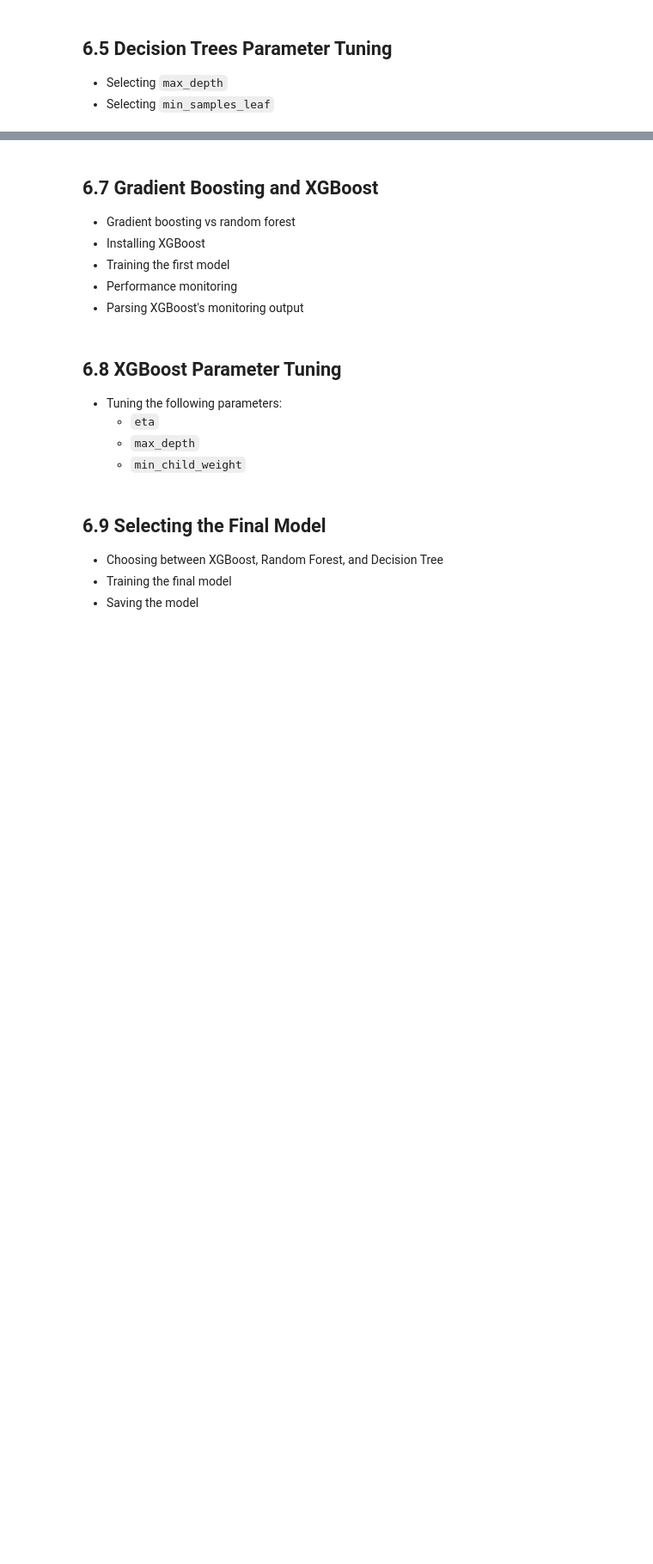
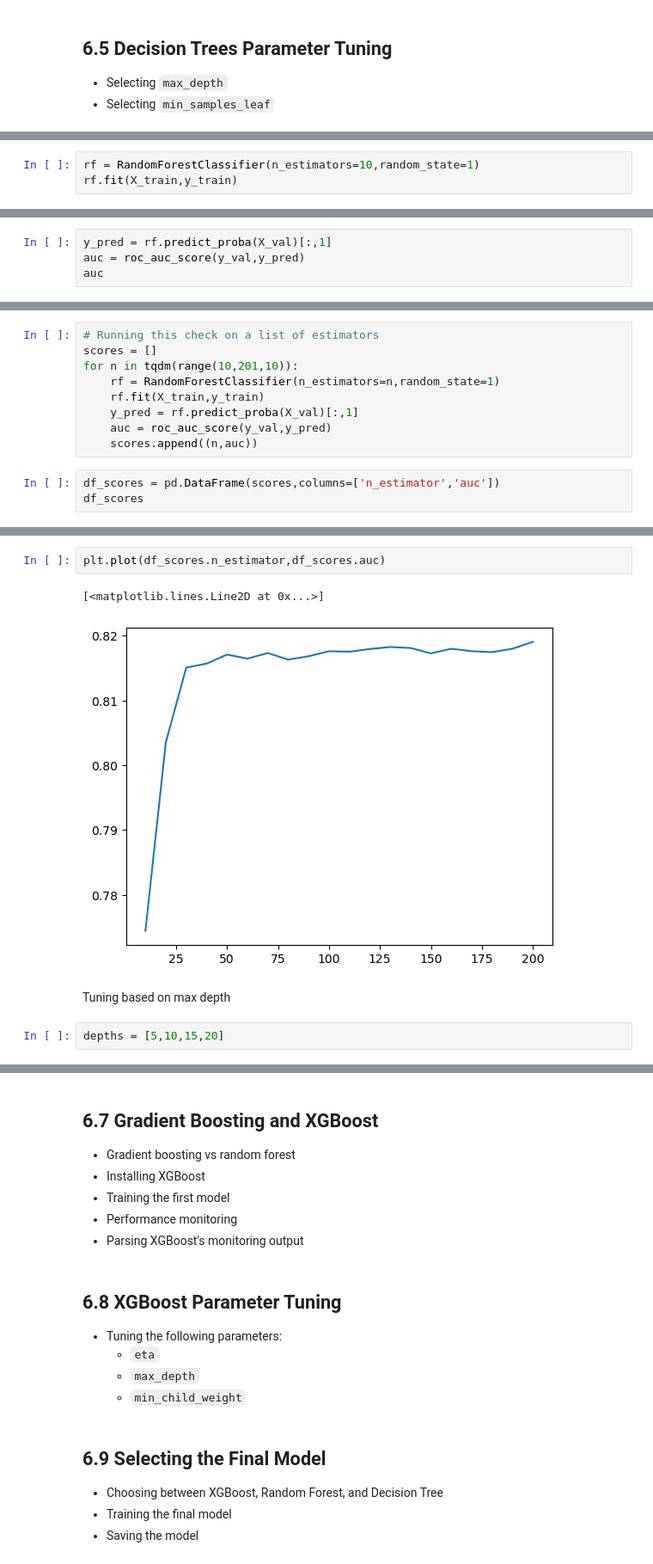
Before and after one commit to okellodaniel/ML_Scholar, a Jupyter notebook: 06-decision-trees/notebook.ipynb, the cells around one changed output, grey strips where cells are left out. Shown at 86% size. Drawn from its saved outputs; the diff is of its cells as text; blank space fills up the shorter version.

Commit message:
ensembles and random forest

```diff
--- a/06-decision-trees/notebook.ipynb
+++ b/06-decision-trees/notebook.ipynb
@@ -410,0 +664,3 @@ print(tree_text)
+# %%
+rf = RandomForestClassifier(n_estimators=10,random_state=1)
+rf.fit(X_train,y_train)
@@ -410,0 +669,4 @@ print(tree_text)
+# %%
+y_pred = rf.predict_proba(X_val)[:,1]
+auc = roc_auc_score(y_val,y_pred)
+auc
@@ -410,0 +677,12 @@ print(tree_text)
+# %%
+# Running this check on a list of estimators
+scores = []
+for n in tqdm(range(10,201,10)):
+    rf = RandomForestClassifier(n_estimators=n,random_state=1)
+    rf.fit(X_train,y_train)
+    y_pred = rf.predict_proba(X_val)[:,1]
+    auc = roc_auc_score(y_val,y_pred)
+    scores.append((n,auc))
+# %%
+df_scores = pd.DataFrame(scores,columns=['n_estimator','auc'])
+df_scores
@@ -410,0 +707,9 @@ print(tree_text)
+# %%
+plt.plot(df_scores.n_estimator,df_scores.auc)
+# %% [output]
+[<matplotlib.lines.Line2D at 0x...>]
+[figure, added]
+# %% [markdown]
+Tuning based on max depth
+# %%
+depths = [5,10,15,20]
```
Also changed, not shown: parts of 40 cells of this notebook, 2 other files.
